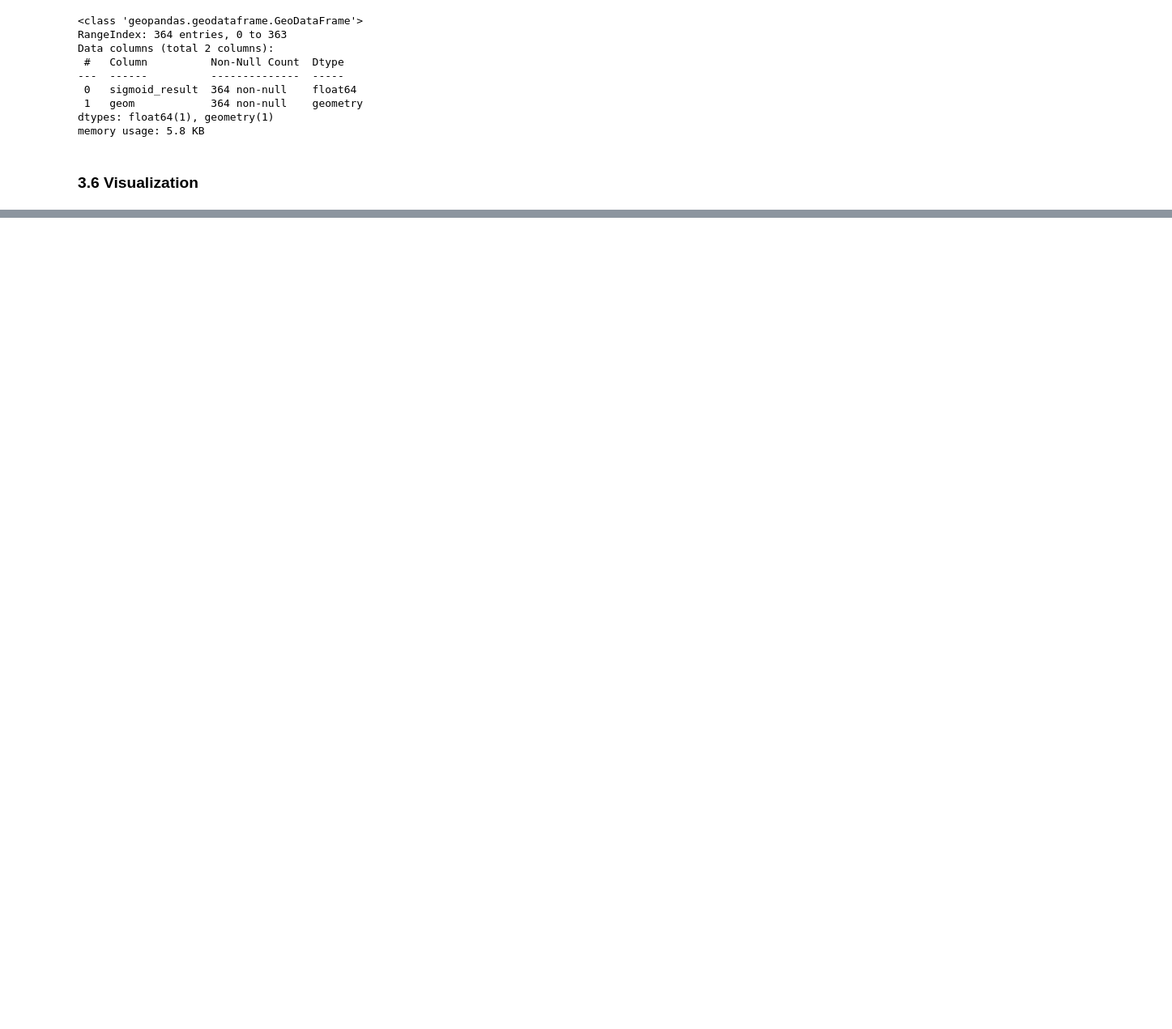
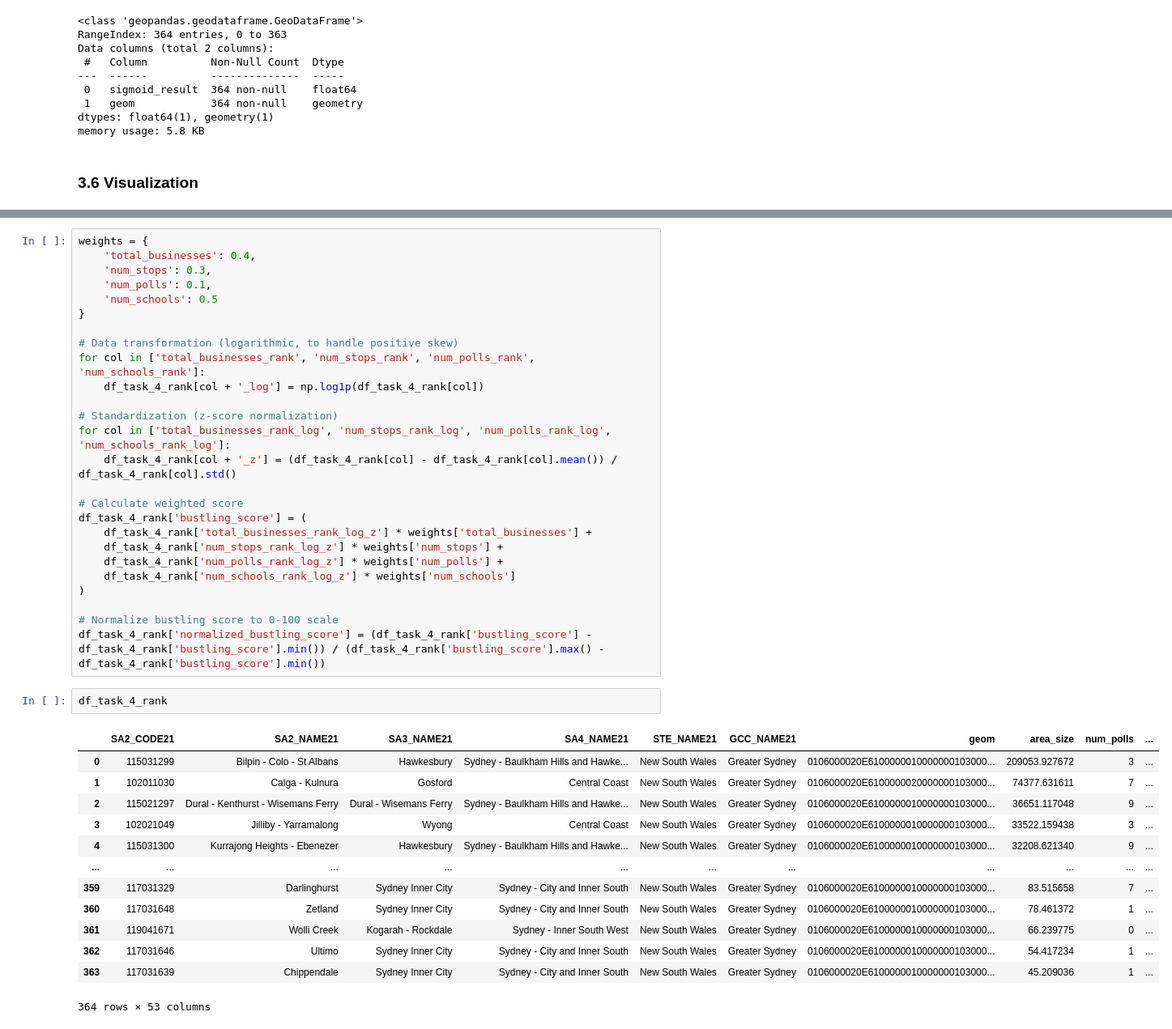
Before and after one commit to MichelangeloNardi/DATA2901--2024S1, a Jupyter notebook: DATA2901 Assignment - Final report.ipynb, the cells around one changed output, grey strips where cells are left out. Shown at 81% size. Drawn from its saved outputs; the diff is of its cells as text; blank space fills up the shorter version.

```diff
--- a/DATA2901 Assignment - Final report.ipynb
+++ b/DATA2901 Assignment - Final report.ipynb
@@ -2163,0 +2252,42 @@ plt.show()
+# %%
+weights = {
+    'total_businesses': 0.4,
+    'num_stops': 0.3,
+    'num_polls': 0.1,
+    'num_schools': 0.5
+}
+
+# Data transformation (logarithmic, to handle positive skew)
+for col in ['total_businesses_rank', 'num_stops_rank', 'num_polls_rank', 'num_schools_rank']:
+    df_task_4_rank[col + '_log'] = np.log1p(df_task_4_rank[col])
+
+# Standardization (z-score normalization)
+for col in ['total_businesses_rank_log', 'num_stops_rank_log', 'num_polls_rank_log', 'num_schools_rank_log']:
+    df_task_4_rank[col + '_z'] = (df_task_4_rank[col] - df_task_4_rank[col].mean()) / df_task_4_rank[col].std()
+
+# Calculate weighted score
+df_task_4_rank['bustling_score'] = (
+    df_task_4_rank['total_businesses_rank_log_z'] * weights['total_businesses'] +
+    df_task_4_rank['num_stops_rank_log_z'] * weights['num_stops'] +
+    df_task_4_rank['num_polls_rank_log_z'] * weights['num_polls'] +
+    df_task_4_rank['num_schools_rank_log_z'] * weights['num_schools']
+)
+
+# Normalize bustling score to 0-100 scale
+df_task_4_rank['normalized_bustling_score'] = (df_task_4_rank['bustling_score'] - df_task_4_rank['bustling_score'].min()) / (df_task_4_rank['bustling_score'].max() - df_task_4_rank['bustling_score'].min())
+# %%
+df_task_4_rank
+# %% [output]
+|  | SA2_CODE21 | SA2_NAME21 | SA3_NAME21 | SA4_NAME21 | STE_NAME21 | GCC_NAME21 | geom | area_size | num_polls | ... |
+| 0 | 115031299 | Bilpin - Colo - St Albans | Hawkesbury | Sydney - Baulkham Hills and Hawke... | New South Wales | Greater Sydney | 0106000020E6100000010000000103000... | 209053.927672 | 3 | ... |
+| 1 | 102011030 | Calga - Kulnura | Gosford | Central Coast | New South Wales | Greater Sydney | 0106000020E6100000020000000103000... | 74377.631611 | 7 | ... |
+| 2 | 115021297 | Dural - Kenthurst - Wisemans Ferry | Dural - Wisemans Ferry | Sydney - Baulkham Hills and Hawke... | New South Wales | Greater Sydney | 0106000020E6100000010000000103000... | 36651.117048 | 9 | ... |
+| 3 | 102021049 | Jilliby - Yarramalong | Wyong | Central Coast | New South Wales | Greater Sydney | 0106000020E6100000010000000103000... | 33522.159438 | 3 | ... |
+| 4 | 115031300 | Kurrajong Heights - Ebenezer | Hawkesbury | Sydney - Baulkham Hills and Hawke... | New South Wales | Greater Sydney | 0106000020E6100000010000000103000... | 32208.621340 | 9 | ... |
+| ... | ... | ... | ... | ... | ... | ... | ... | ... | ... | ... |
+| 359 | 117031329 | Darlinghurst | Sydney Inner City | Sydney - City and Inner South | New South Wales | Greater Sydney | 0106000020E6100000010000000103000... | 83.515658 | 7 | ... |
+| 360 | 117031648 | Zetland | Sydney Inner City | Sydney - City and Inner South | New South Wales | Greater Sydney | 0106000020E6100000010000000103000... | 78.461372 | 1 | ... |
+| 361 | 119041671 | Wolli Creek | Kogarah - Rockdale | Sydney - Inner South West | New South Wales | Greater Sydney | 0106000020E6100000010000000103000... | 66.239775 | 0 | ... |
+| 362 | 117031646 | Ultimo | Sydney Inner City | Sydney - City and Inner South | New South Wales | Greater Sydney | 0106000020E6100000010000000103000... | 54.417234 | 1 | ... |
+| 363 | 117031639 | Chippendale | Sydney Inner City | Sydney - City and Inner South | New South Wales | Greater Sydney | 0106000020E6100000010000000103000... | 45.209036 | 1 | ... |
+364 rows × 53 columns
```
Also changed, not shown: parts of 35 cells of this notebook.
